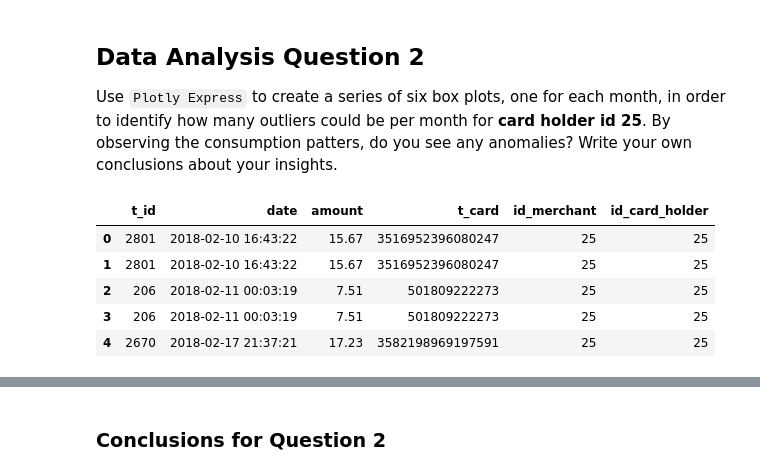
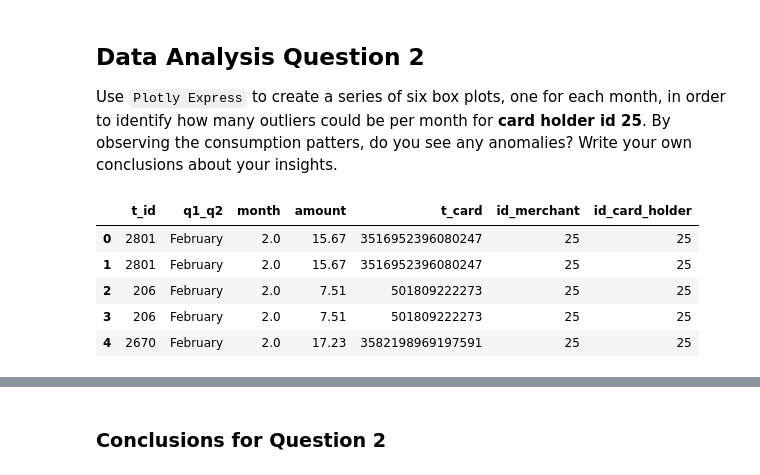
Before and after one commit to pclaypoole/SQL-Suspicious-Transactions, a Jupyter notebook: Starter_Files/visual_data_analysis.ipynb, the cells around one changed output, grey strips where cells are left out. Drawn from its saved outputs; the diff is of its cells as text; code cells hidden in the pictures.

```diff
--- a/Starter_Files/visual_data_analysis.ipynb
+++ b/Starter_Files/visual_data_analysis.ipynb
@@ -97,26 +97,28 @@ combined_plot
    Use `Plotly Express` to create a series of six box plots, one for each month, in order to identify how many outliers could be per month for **card holder id 25**. By observing the consumption patters, do you see any anomalies? Write your own conclusions about your insights.
 # %%
 # loading data of daily transactions from jan to jun 2018 for card holder 25
+# change the numeric month to month names
 card_holder_25 = """
 SELECT t.t_id,
-       t.date,
+       TO_CHAR(t.date, 'Month') as Q1_Q2,
+       date_part('Month', t.date) as Month,
        t.amount,
        t.t_card,
        t.id_merchant,
        cc.id_card_holder
 FROM transactions as t
 JOIN credit_card as cc ON cc.id_card_holder = t.id_merchant
 WHERE cc.id_card_holder = 25
 AND date BETWEEN '2018-01-01 00:00:01' AND '2018-06-30 23:59:59';
 """
 
 #Read query into a dataframe
 card_holder_25_df = pd.read_sql(card_holder_25, engine)
 card_holder_25_df.head()
 # %% [output]
-|  | t_id | date | amount | t_card | id_merchant | id_card_holder |
-| 0 | 2801 | 2018-02-10 16:43:22 | 15.67 | 3516952396080247 | 25 | 25 |
-| 1 | 2801 | 2018-02-10 16:43:22 | 15.67 | 3516952396080247 | 25 | 25 |
-| 2 | 206 | 2018-02-11 00:03:19 | 7.51 | 501809222273 | 25 | 25 |
-| 3 | 206 | 2018-02-11 00:03:19 | 7.51 | 501809222273 | 25 | 25 |
-| 4 | 2670 | 2018-02-17 21:37:21 | 17.23 | 3582198969197591 | 25 | 25 |
+|  | t_id | q1_q2 | month | amount | t_card | id_merchant | id_card_holder |
+| 0 | 2801 | February | 2.0 | 15.67 | 3516952396080247 | 25 | 25 |
+| 1 | 2801 | February | 2.0 | 15.67 | 3516952396080247 | 25 | 25 |
+| 2 | 206 | February | 2.0 | 7.51 | 501809222273 | 25 | 25 |
+| 3 | 206 | February | 2.0 | 7.51 | 501809222273 | 25 | 25 |
+| 4 | 2670 | February | 2.0 | 17.23 | 3582198969197591 | 25 | 25 |
```
Also changed, not shown: parts of 2 cells of this notebook, 2 other files.
